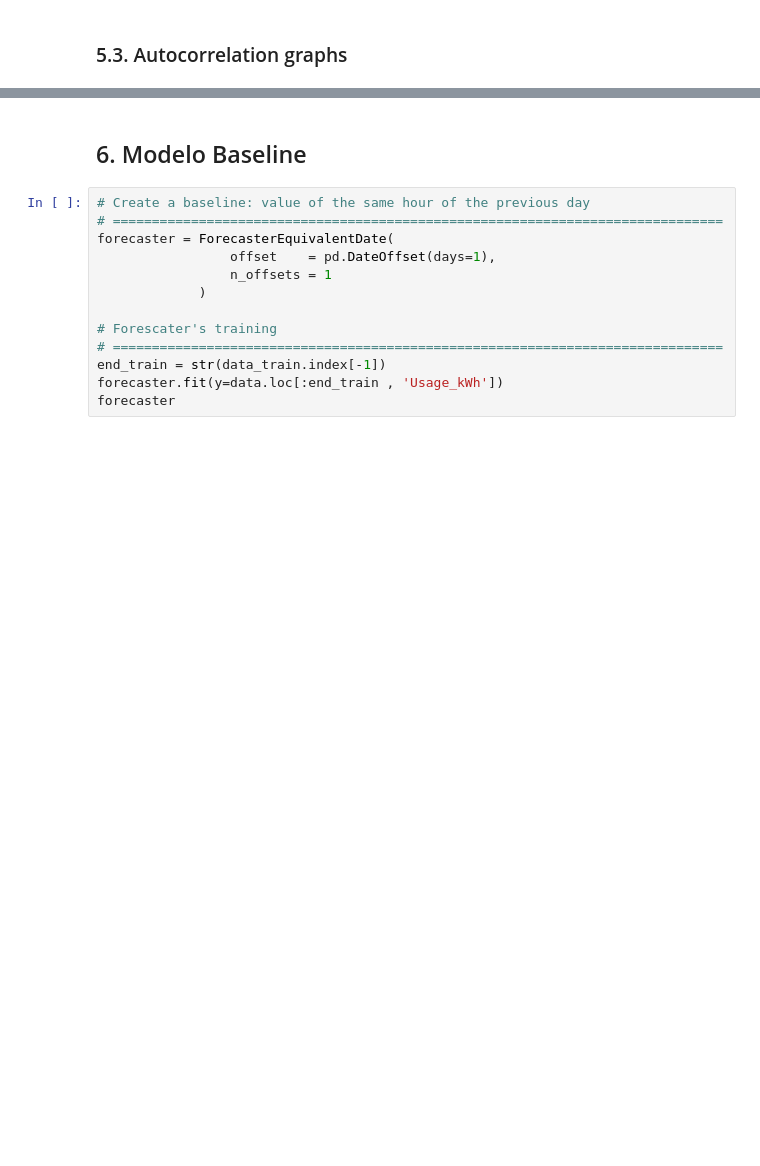
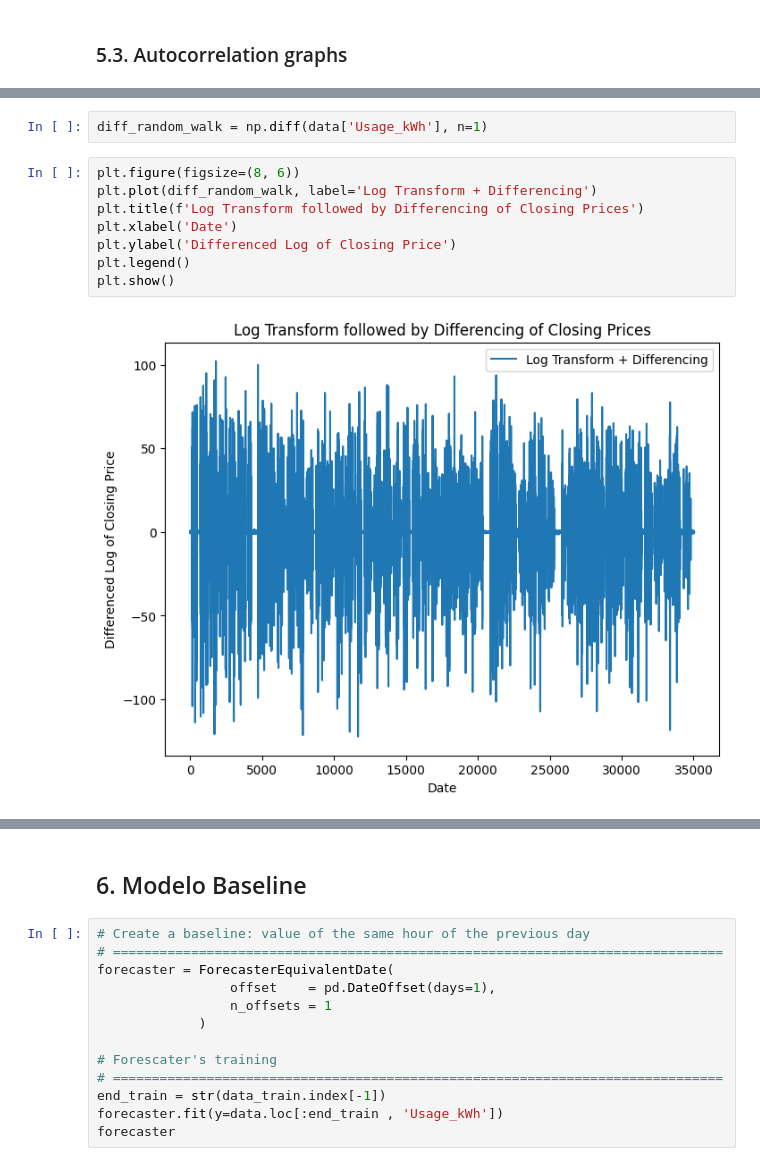
Before and after one commit to xbadiam/Energy_consumption_steel_industry, a Jupyter notebook: notebooks/Energy_consumption_steel_industry.ipynb, the cells around one changed output, grey strips where cells are left out. Drawn from its saved outputs; the diff is of its cells as text; blank space fills up the shorter version.

```diff
--- a/notebooks/Energy_consumption_steel_industry.ipynb
+++ b/notebooks/Energy_consumption_steel_industry.ipynb
@@ -247,3 +357,15 @@ plt.show()
+# %%
+diff_random_walk = np.diff(data['Usage_kWh'], n=1)
+# %%
+plt.figure(figsize=(8, 6))
+plt.plot(diff_random_walk, label='Log Transform + Differencing')
+plt.title(f'Log Transform followed by Differencing of Closing Prices')
+plt.xlabel('Date')
+plt.ylabel('Differenced Log of Closing Price')
+plt.legend()
+plt.show()
+# %% [output]
+[figure, added]
 # %%
 # Top 10 lags con mayor autocorrelación parcial absoluta
 # ==============================================================================
```
Also changed, not shown: parts of 26 cells of this notebook.
